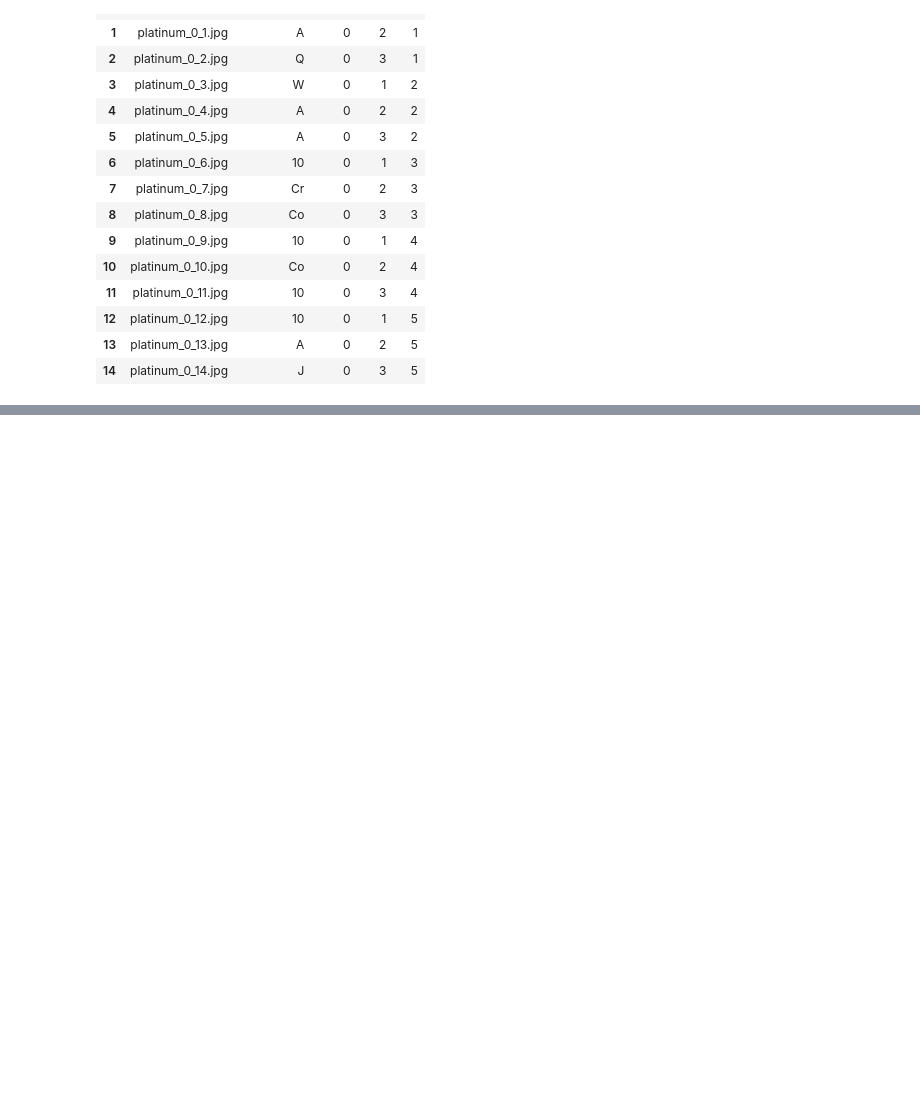
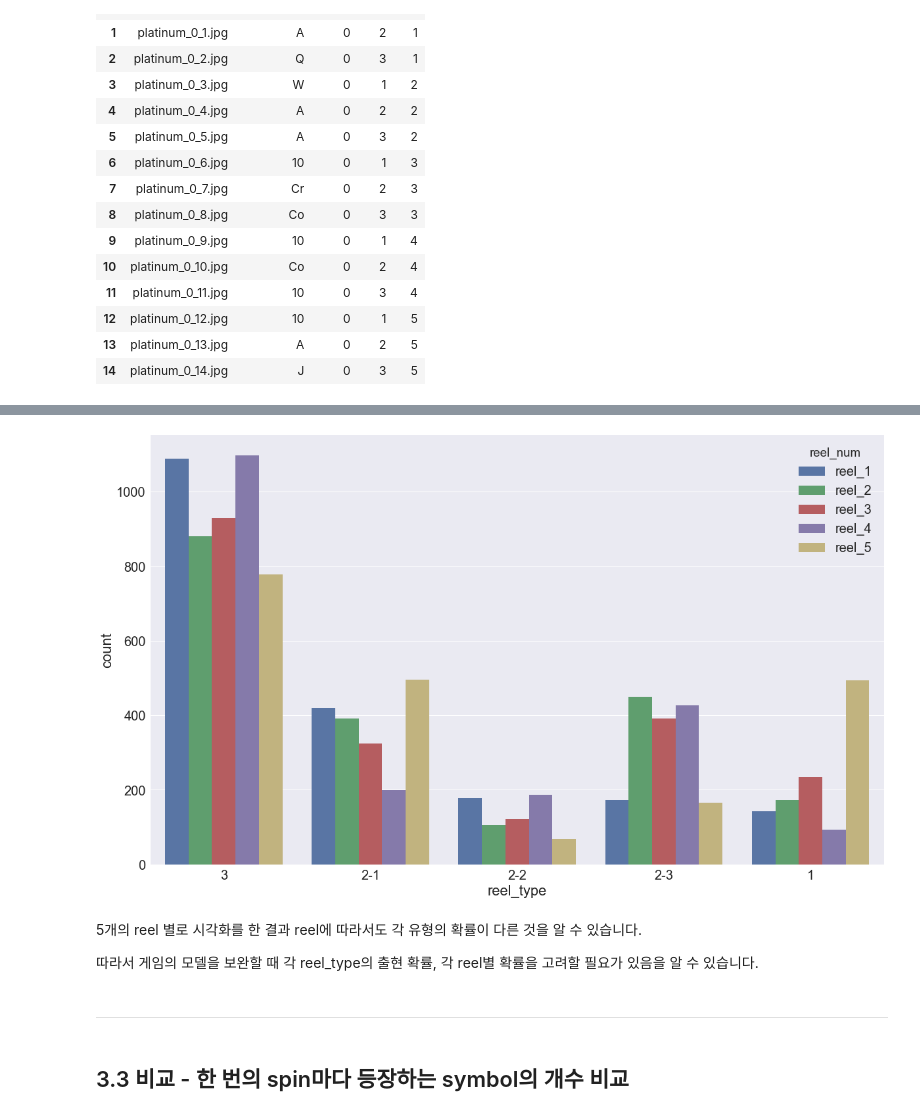
Before and after one commit to Jaepal/data-science-portfolio, a Jupyter notebook: slot_machine/Data_Exploration.ipynb, the cells around one changed output, grey strips where cells are left out. Cells and saved outputs as stored; diff of their text form; code cells hidden in the pictures; blank space fills up the shorter version.

```diff
--- a/slot_machine/Data_Exploration.ipynb
+++ b/slot_machine/Data_Exploration.ipynb
@@ -759,0 +469,16 @@ plt.show()
+# %%
+# 각 reel_num 별 reel_type 시각화
+
+plt.figure(figsize=(20,12))
+sns.countplot(x='reel_type', data=df_rtype[df_rtype['game_type']=='real'], hue='reel_num', order=['3', '2-1', '2-2', '2-3', '1'])
+plt.show()
+# %% [output]
+[figure, added]
+# %% [markdown]
+5개의 reel 별로 시각화를 한 결과 reel에 따라서도 각 유형의 확률이 다른 것을 알 수 있습니다.
+
+따라서 게임의 모델을 보완할 때 각 reel_type의 출현 확률, 각 reel별 확률을 고려할 필요가 있음을 알 수 있습니다.
+# %% [markdown]
+---
+# %% [markdown]
+## 3.3 비교 - 한 번의 spin마다 등장하는 symbol의 개수 비교
```
Also changed, not shown: parts of 82 cells of this notebook.
